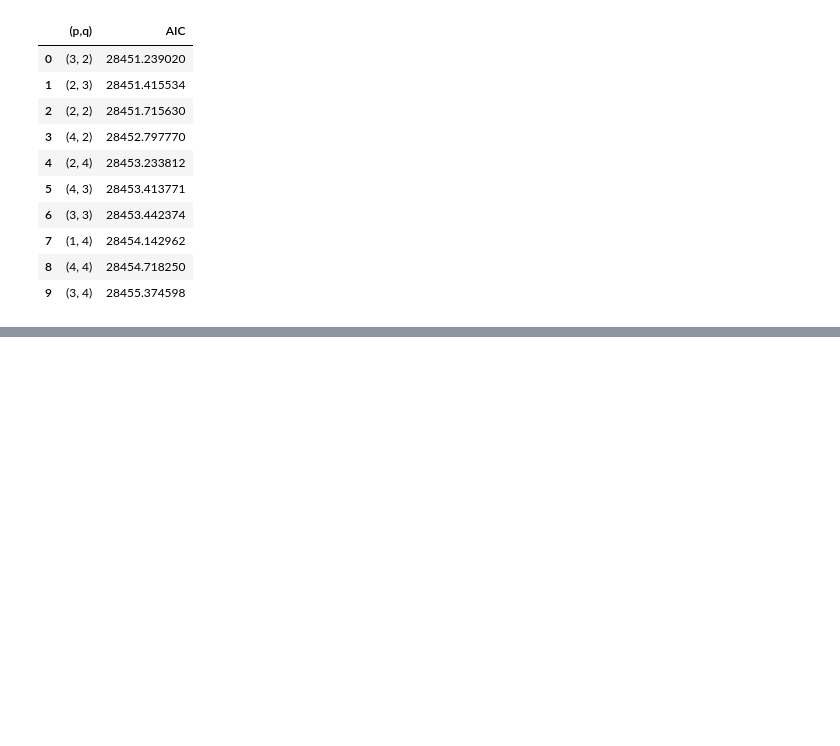
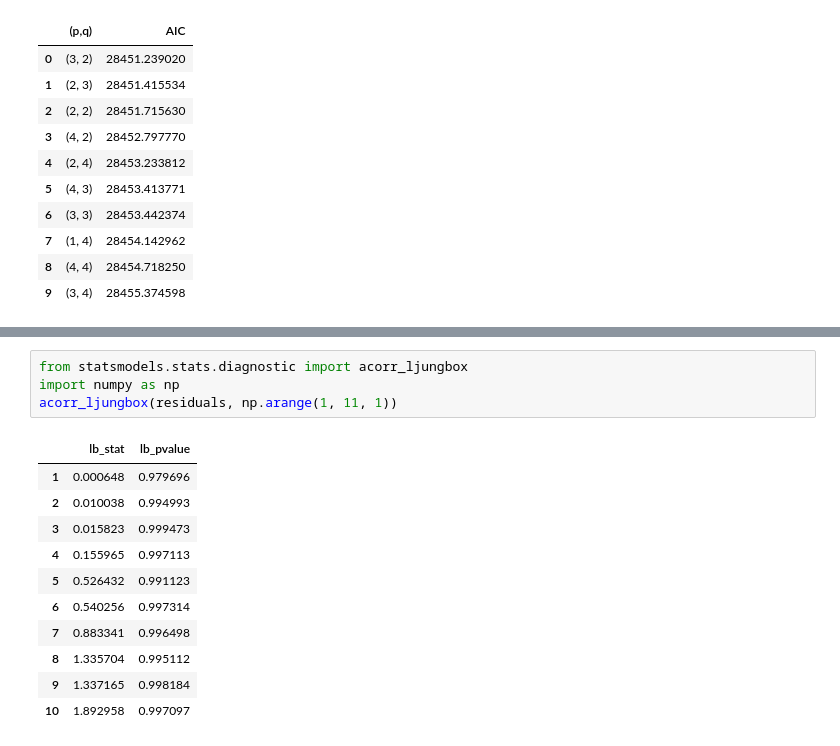
Before and after one commit to lewinskie254/timeseries-youtube, a Jupyter notebook: Lecture_5_Timeseries_Analysis_ARMA.ipynb, the cells around one changed output, grey strips where cells are left out. Cells and saved outputs as stored; diff of their text form; blank space fills up the shorter version.

```diff
--- a/Lecture_5_Timeseries_Analysis_ARMA.ipynb
+++ b/Lecture_5_Timeseries_Analysis_ARMA.ipynb
@@ -127,0 +136,16 @@ results_df.head(10)
+# %%
+from statsmodels.stats.diagnostic import acorr_ljungbox
+import numpy as np
+acorr_ljungbox(residuals, np.arange(1, 11, 1))
+# %% [output]
+|  | lb_stat | lb_pvalue |
+| 1 | 0.000648 | 0.979696 |
+| 2 | 0.010038 | 0.994993 |
+| 3 | 0.015823 | 0.999473 |
+| 4 | 0.155965 | 0.997113 |
+| 5 | 0.526432 | 0.991123 |
+| 6 | 0.540256 | 0.997314 |
+| 7 | 0.883341 | 0.996498 |
+| 8 | 1.335704 | 0.995112 |
+| 9 | 1.337165 | 0.998184 |
+| 10 | 1.892958 | 0.997097 |
```
Also changed, not shown: parts of 10 cells of this notebook.
